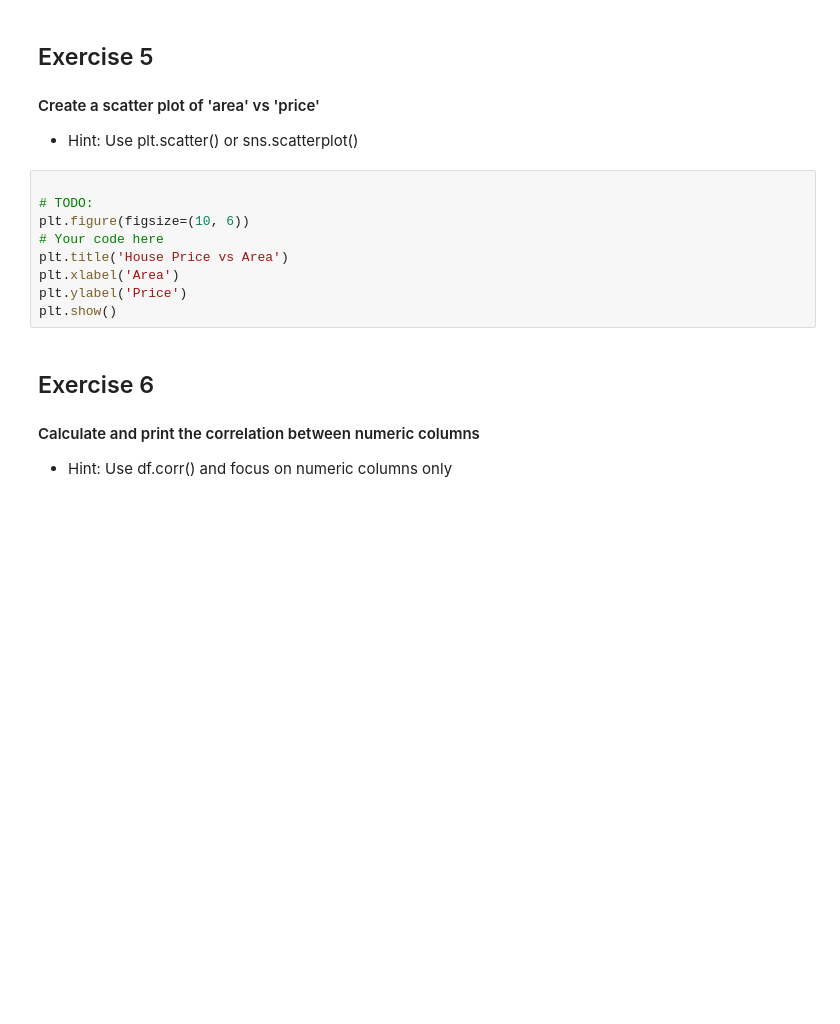
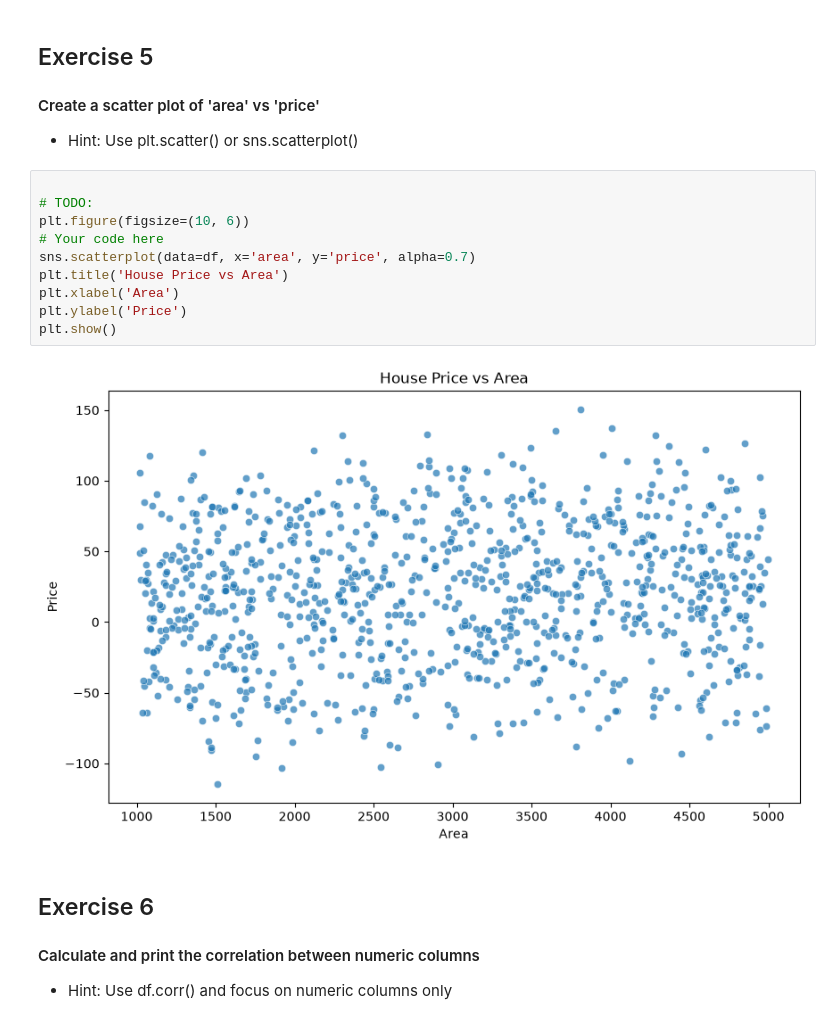
Before and after one commit to scao-su/ist407-fs26-student, a Jupyter notebook: weekly/04-ml-projects/assignment/weekly-exercises.ipynb, the cells around one changed output. Drawn from its saved outputs; the diff is of its cells as text; blank space fills up the shorter version.

```diff
--- a/weekly/04-ml-projects/assignment/weekly-exercises.ipynb
+++ b/weekly/04-ml-projects/assignment/weekly-exercises.ipynb
@@ -97,12 +144,15 @@ plt.show()
 # %%
 
 # TODO:
 plt.figure(figsize=(10, 6))
 # Your code here
+sns.scatterplot(data=df, x='area', y='price', alpha=0.7)
 plt.title('House Price vs Area')
 plt.xlabel('Area')
 plt.ylabel('Price')
 plt.show()
+# %% [output]
+[figure, added]
 # %% [markdown]
 ## Exercise 6
 
```
Also changed, not shown: parts of 8 cells of this notebook, 1 other file.
